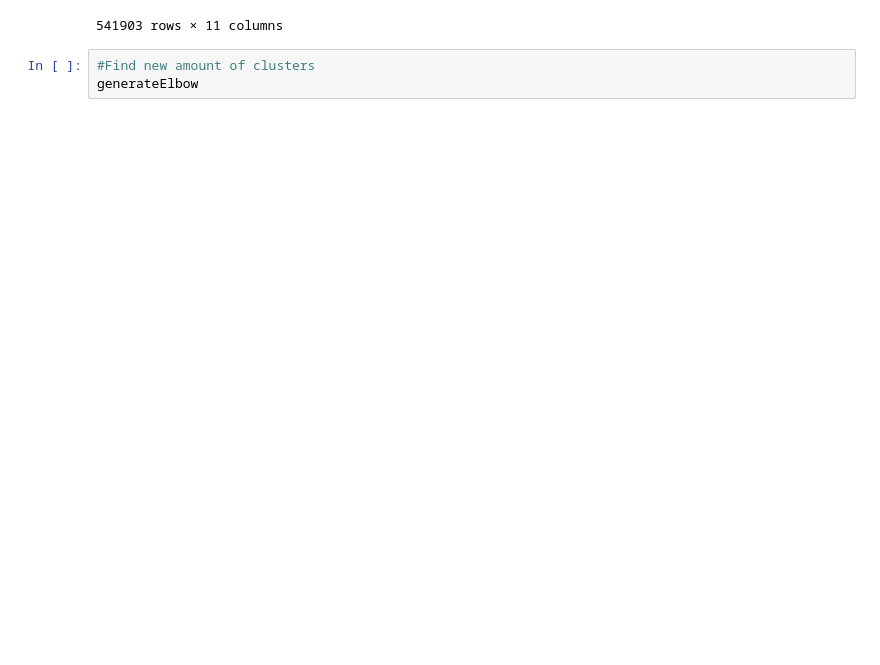
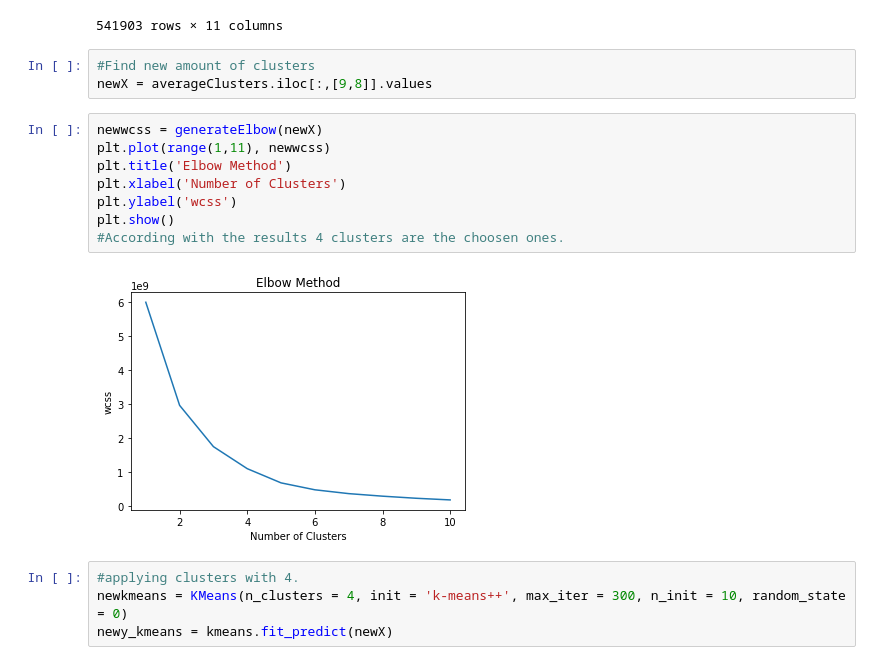
Before and after one commit to nonameforpirate/businessAnalysis, a Jupyter notebook: BusinessAnalysis.ipynb, the cells around one changed output. Drawn from its saved outputs; the diff is of its cells as text; blank space fills up the shorter version.

Commit message:
add clusters and initial NLP

```diff
--- a/BusinessAnalysis.ipynb
+++ b/BusinessAnalysis.ipynb
@@ -239,4 +239,18 @@ averageClusters
 541903 rows × 11 columns
 # %%
 #Find new amount of clusters
-generateElbow
+newX = averageClusters.iloc[:,[9,8]].values
+# %%
+newwcss = generateElbow(newX)
+plt.plot(range(1,11), newwcss)
+plt.title('Elbow Method')
+plt.xlabel('Number of Clusters')
+plt.ylabel('wcss')
+plt.show()
+#According with the results 4 clusters are the choosen ones.
+# %% [output]
+[figure, added]
+# %%
+#applying clusters with 4.
+newkmeans = KMeans(n_clusters = 4, init = 'k-means++', max_iter = 300, n_init = 10, random_state = 0)
+newy_kmeans = kmeans.fit_predict(newX)
```
Also changed, not shown: parts of 2 cells of this notebook.
